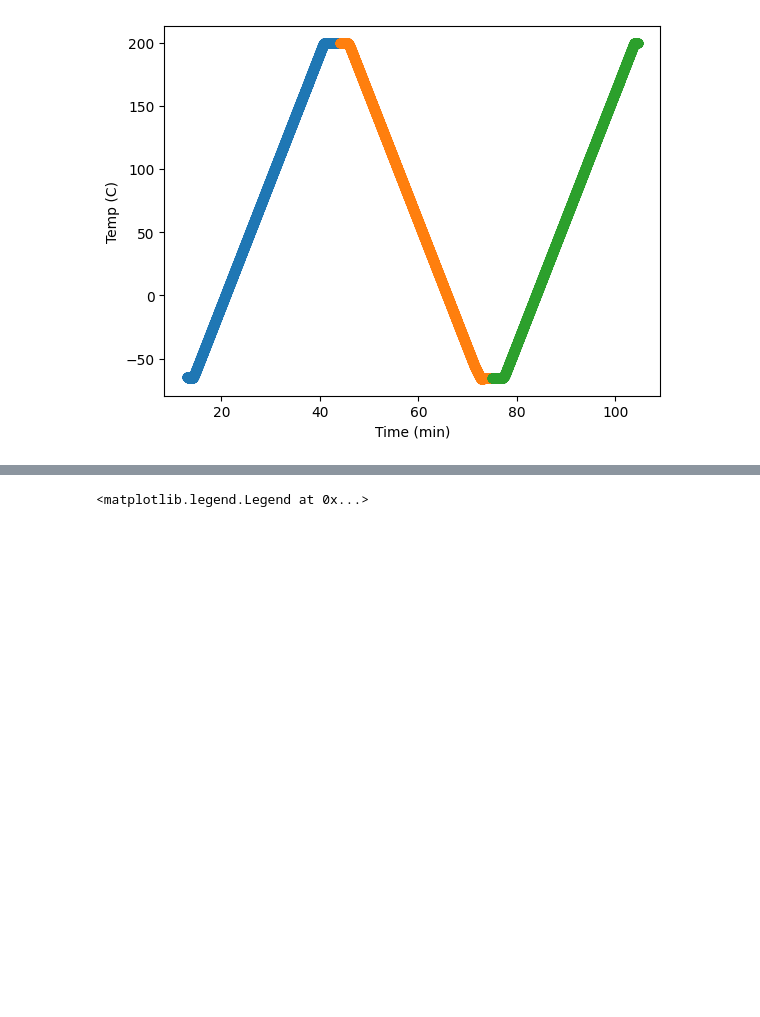
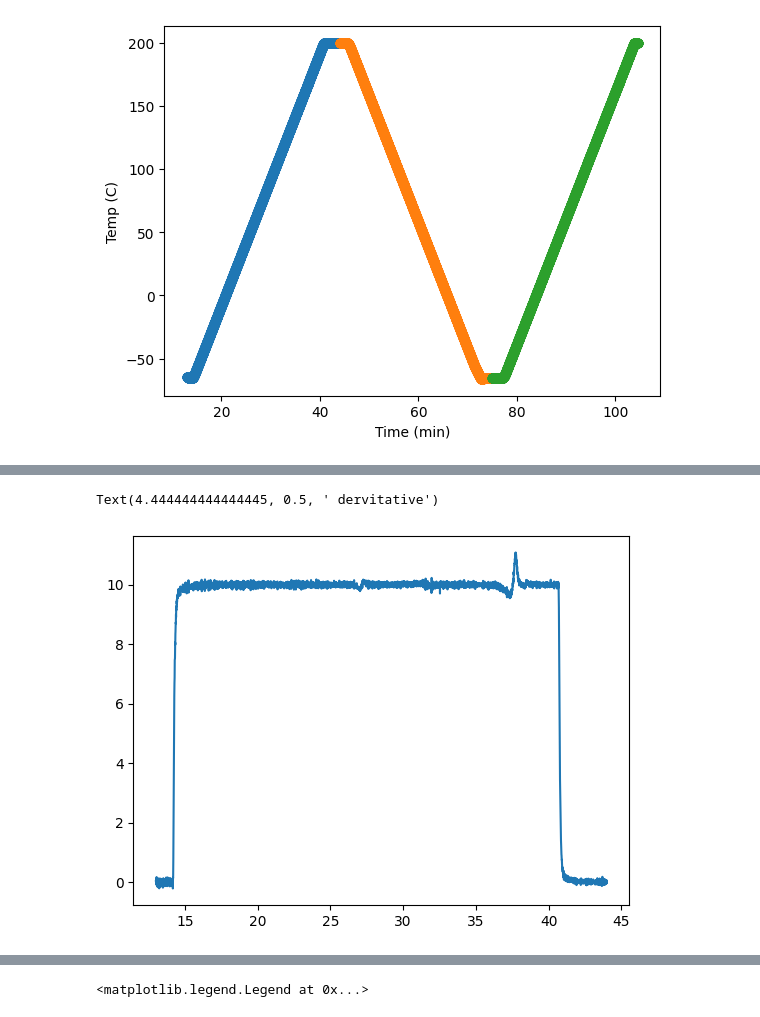
Before and after one commit to AngleKit/MSE7530Codes, a Jupyter notebook: ClassNotebooks/Class_20251117.ipynb, the cells around one changed output, grey strips where cells are left out. Saved outputs shown, nothing was run; the diff lists cells and outputs as text; code cells hidden in the pictures; blank space fills up the shorter version.

```diff
--- a/ClassNotebooks/Class_20251117.ipynb
+++ b/ClassNotebooks/Class_20251117.ipynb
@@ -119,0 +107,8 @@ Text(0, 0.5, 'Temp (C)')
+# %%
+d1 = np.gradient(H1['T'],H1['t'] )
+plt.plot(H1['t'],d1)
+ax.set_xlabel('Time (min)')
+ax.set_ylabel(' Real dervitative (C/min)')
+# %% [output]
+Text(4.444444444444445, 0.5, ' dervitative')
+[figure, added]
```
Also changed, not shown: parts of 11 cells of this notebook.
